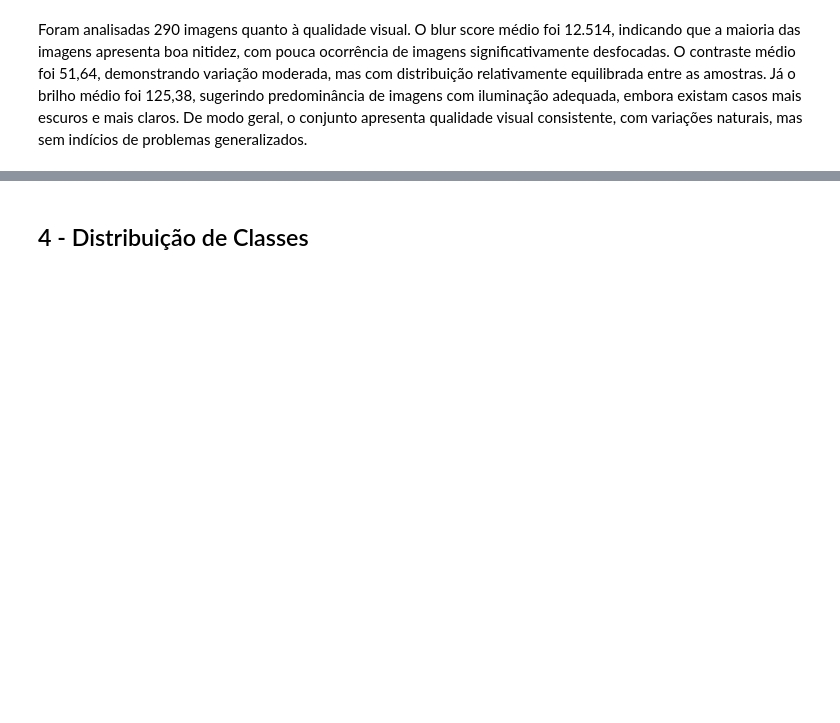
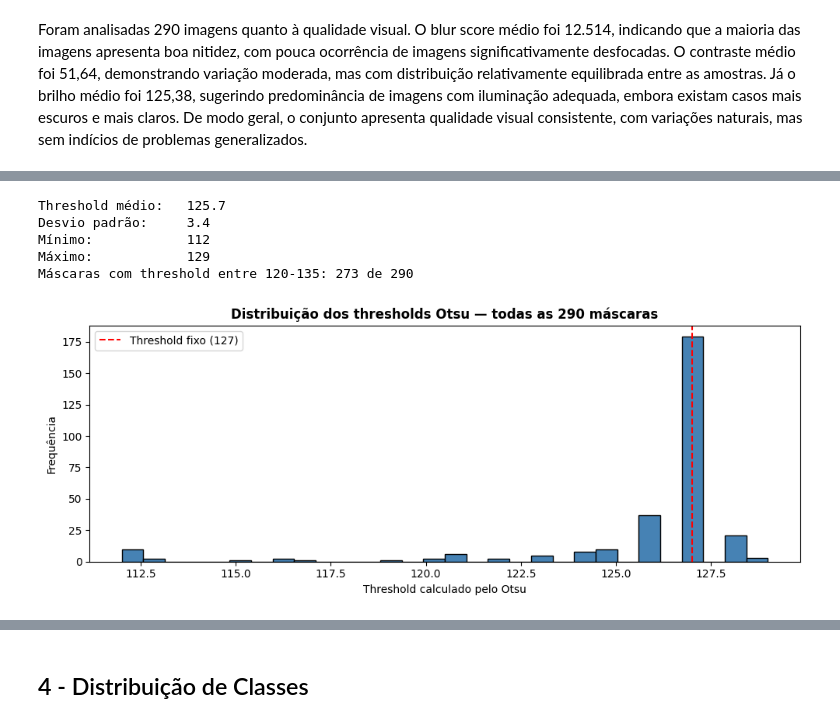
Before and after one commit to Alan-oliveir/squad-4_segmentacao_areas_inundacao, a Jupyter notebook: notebooks/squad_4_segmentacao_areas_inundacao.ipynb, the cells around one changed output, grey strips where cells are left out. Cells and saved outputs as stored; diff of their text form; code cells hidden in the pictures; blank space fills up the shorter version.

```diff
--- a/notebooks/squad_4_segmentacao_areas_inundacao.ipynb
+++ b/notebooks/squad_4_segmentacao_areas_inundacao.ipynb
@@ -885,0 +981,38 @@ Foram analisadas 290 imagens quanto à qualidade visual. O blur score médio foi
+# %%
+from PIL import Image
+import numpy as np
+from skimage.filters import threshold_otsu
+import matplotlib.pyplot as plt
+import os
+
+thresholds = []
+
+for mask_name in sorted(os.listdir(MASK_DIR)):
+    mask = np.array(Image.open(os.path.join(MASK_DIR, mask_name)).convert('L'))
+    thresh = threshold_otsu(mask)
+    thresholds.append(thresh)
+
+thresholds = np.array(thresholds)
+
+print(f"Threshold médio:   {thresholds.mean():.1f}")
+print(f"Desvio padrão:     {thresholds.std():.1f}")
+print(f"Mínimo:            {thresholds.min()}")
+print(f"Máximo:            {thresholds.max()}")
+print(f"Máscaras com threshold entre 120-135: {((thresholds >= 120) & (thresholds <= 135)).sum()} de {len(thresholds)}")
+
+plt.figure(figsize=(10, 4))
+plt.hist(thresholds, bins=30, color='steelblue', edgecolor='black')
+plt.axvline(127, color='red', linestyle='--', label='Threshold fixo (127)')
+plt.title('Distribuição dos thresholds Otsu — todas as 290 máscaras', fontweight='bold')
+plt.xlabel('Threshold calculado pelo Otsu')
+plt.ylabel('Frequência')
+plt.legend()
+plt.tight_layout()
+plt.show()
+# %% [output]
+Threshold médio:   125.7
+Desvio padrão:     3.4
+Mínimo:            112
+Máximo:            129
+Máscaras com threshold entre 120-135: 273 de 290
+[figure, added]
```
Also changed, not shown: parts of 7 cells of this notebook.
